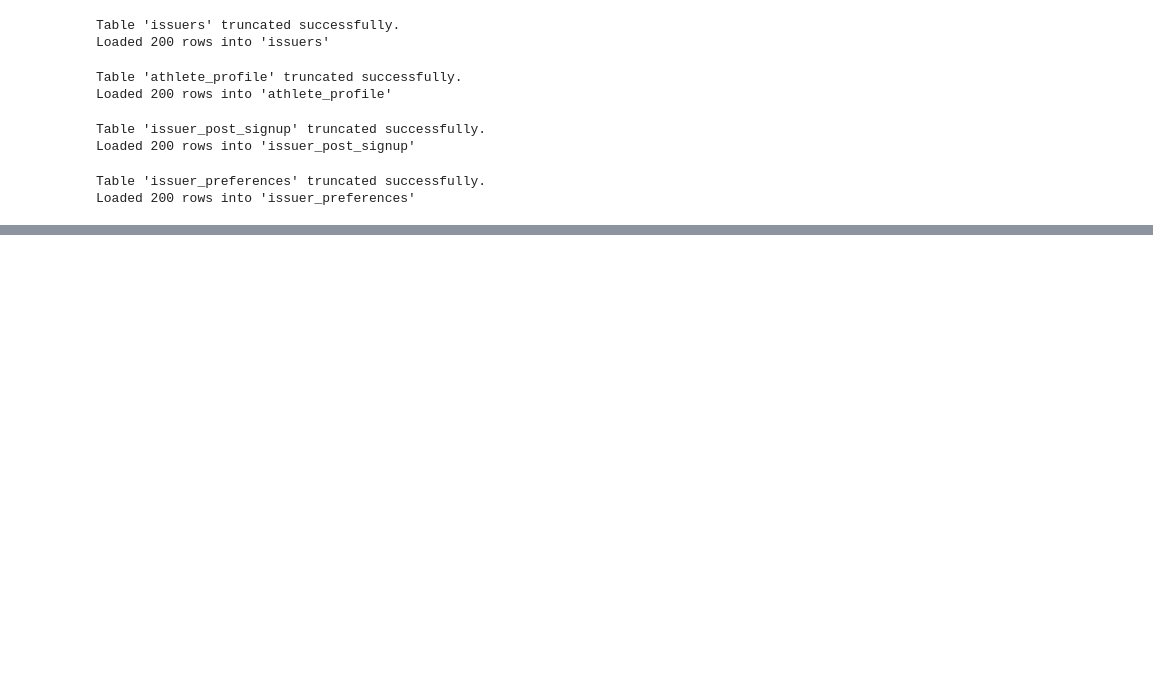
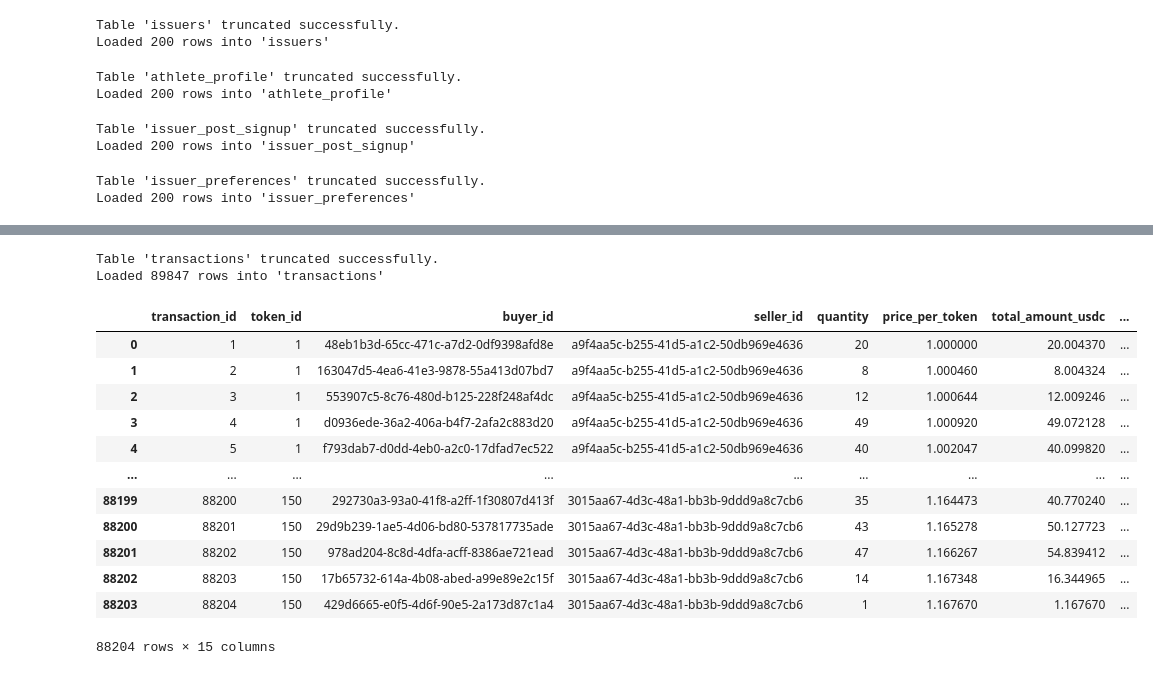
Before and after one commit to alikhanzadi/sql_llm, a Jupyter notebook: data/generate_data_v2.ipynb, the cells around one changed output, grey strips where cells are left out. Cells and saved outputs as stored; diff of their text form; code cells hidden in the pictures; blank space fills up the shorter version.

Commit message:
generate_date update on transactions, wallet and payments

```diff
--- a/data/generate_data_v2.ipynb
+++ b/data/generate_data_v2.ipynb
@@ -24,7 +24,7 @@ np.random.seed(42)
 # ------------------------
 NUM_USERS = 2000
 NUM_ISSUERS = 200
-NUM_TOKENS = 155
+NUM_TOKENS = 150
 NUM_TRANSACTIONS = 50000
 
 START_DATE = datetime(2025, 1, 1)
@@ -431,0 +537,28 @@ Loaded 200 rows into 'issuer_preferences'
+# %%
+import pandas as pd
+import numpy as np
+import uuid
+import random
+from datetime import datetime, timedelta
+
+np.random.seed(42)
+
+
+# ------------------------
+# CONFIG
+# ------------------------
+NUM_USERS = 2000
+NUM_ISSUERS = 200
+NUM_TOKENS = 155
+NUM_TRANSACTIONS = 50000
+
+START_DATE = datetime(2025, 1, 1)
+
+PRICE_INCREMENT = 0.000023
+MAX_PRICE = 24.0
+
+def generate_uuid():
+    return str(uuid.uuid4())
+
+def random_timestamp():
+    return START_DATE + timedelta(days=random.randint(0, 365))
@@ -431,0 +602,9 @@ Loaded 200 rows into 'issuer_preferences'
+# %%
+def sum_series_formula(n, x):
+    # Use // for integer division if n and x are integers
+    return (n * x * (n + 1)) // 2
+
+# Example
+n = 10
+x = 0.000023
+print(sum_series_formula(n, x)) # Output: 110
@@ -431,0 +716,22 @@ Loaded 200 rows into 'issuer_preferences'
+# %%
+truncate_table(conn_string, 'transactions', cascade=True)
+copy_data(conn_string, transactions_df,'transactions')
+# %% [output]
+Table 'transactions' truncated successfully.
+Loaded 89847 rows into 'transactions'
+# %%
+transactions_df
+# %% [output]
+|  | transaction_id | token_id | buyer_id | seller_id | quantity | price_per_token | total_amount_usdc | ... |
+| 0 | 1 | 1 | 48eb1b3d-65cc-471c-a7d2-0df9398afd8e | a9f4aa5c-b255-41d5-a1c2-50db969e4636 | 20 | 1.000000 | 20.004370 | ... |
+| 1 | 2 | 1 | 163047d5-4ea6-41e3-9878-55a413d07bd7 | a9f4aa5c-b255-41d5-a1c2-50db969e4636 | 8 | 1.000460 | 8.004324 | ... |
+| 2 | 3 | 1 | 553907c5-8c76-480d-b125-228f248af4dc | a9f4aa5c-b255-41d5-a1c2-50db969e4636 | 12 | 1.000644 | 12.009246 | ... |
+| 3 | 4 | 1 | d0936ede-36a2-406a-b4f7-2afa2c883d20 | a9f4aa5c-b255-41d5-a1c2-50db969e4636 | 49 | 1.000920 | 49.072128 | ... |
+| 4 | 5 | 1 | f793dab7-d0dd-4eb0-a2c0-17dfad7ec522 | a9f4aa5c-b255-41d5-a1c2-50db969e4636 | 40 | 1.002047 | 40.099820 | ... |
+| ... | ... | ... | ... | ... | ... | ... | ... | ... |
+| 88199 | 88200 | 150 | 292730a3-93a0-41f8-a2ff-1f30807d413f | 3015aa67-4d3c-48a1-bb3b-9ddd9a8c7cb6 | 35 | 1.164473 | 40.770240 | ... |
+| 88200 | 88201 | 150 | 29d9b239-1ae5-4d06-bd80-537817735ade | 3015aa67-4d3c-48a1-bb3b-9ddd9a8c7cb6 | 43 | 1.165278 | 50.127723 | ... |
+| 88201 | 88202 | 150 | 978ad204-8c8d-4dfa-acff-8386ae721ead | 3015aa67-4d3c-48a1-bb3b-9ddd9a8c7cb6 | 47 | 1.166267 | 54.839412 | ... |
+| 88202 | 88203 | 150 | 17b65732-614a-4b08-abed-a99e89e2c15f | 3015aa67-4d3c-48a1-bb3b-9ddd9a8c7cb6 | 14 | 1.167348 | 16.344965 | ... |
+| 88203 | 88204 | 150 | 429d6665-e0f5-4d6f-90e5-2a173d87c1a4 | 3015aa67-4d3c-48a1-bb3b-9ddd9a8c7cb6 | 1 | 1.167670 | 1.167670 | ... |
+88204 rows × 15 columns
```
Also changed, not shown: parts of 11 cells of this notebook, 5 other files.
